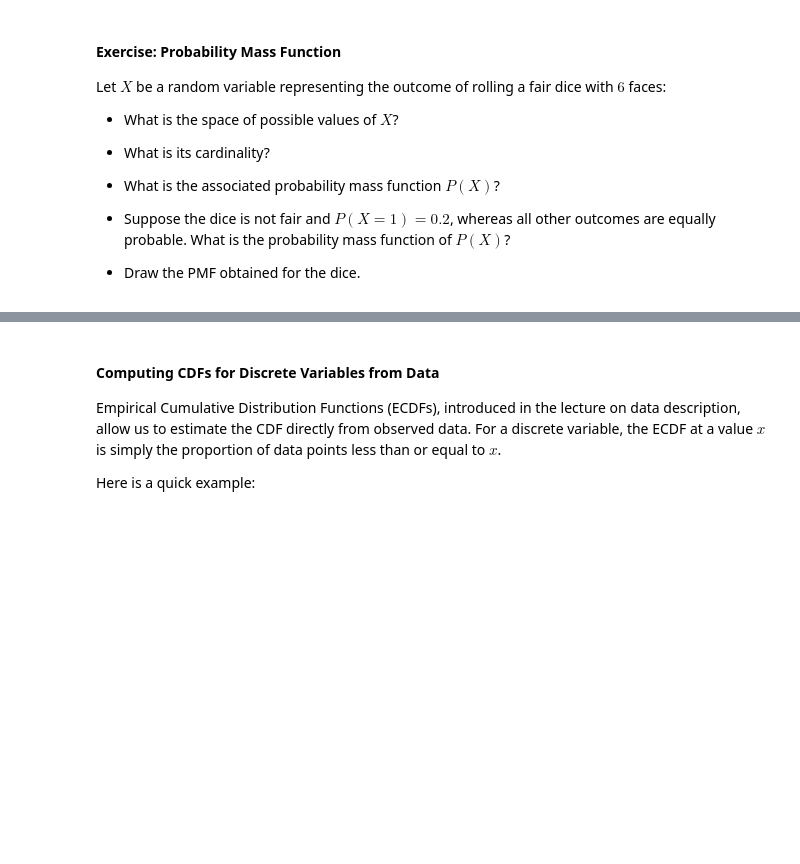
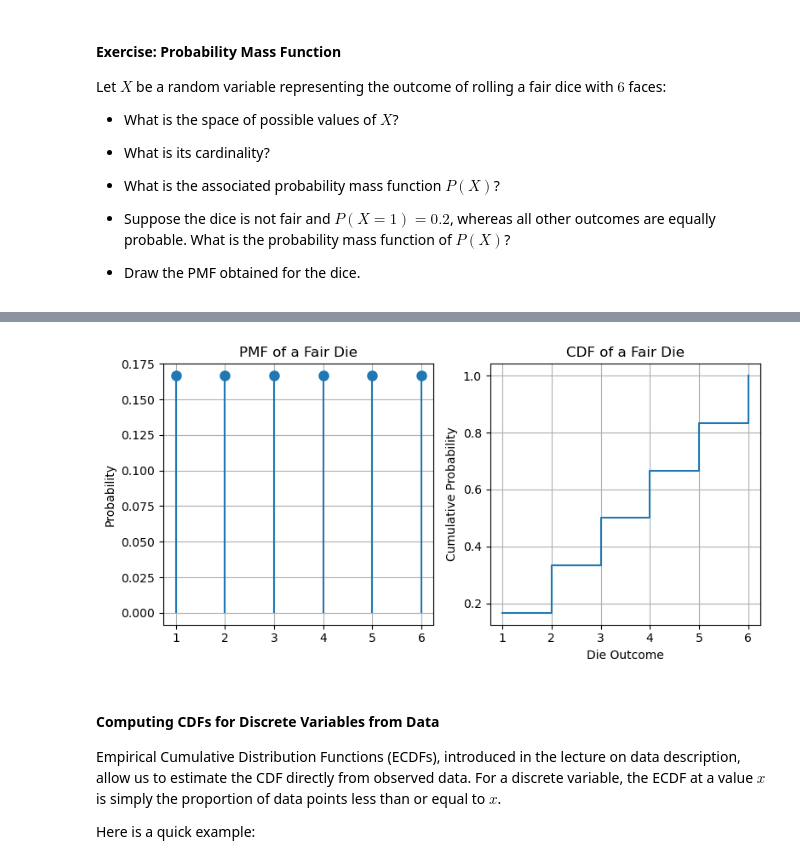
Before and after one commit to antoninofurnari/fadlecturenotes2526, a Jupyter notebook: _sources/lectures/05_data_distributions.ipynb, the cells around one changed output, grey strips where cells are left out. Cells and saved outputs as stored; diff of their text form; code cells hidden in the pictures; blank space fills up the shorter version.

```diff
--- a/_sources/lectures/05_data_distributions.ipynb
+++ b/_sources/lectures/05_data_distributions.ipynb
@@ -264,3 +222,41 @@ The diagram below shows an example:
+# %%
+import matplotlib.pyplot as plt
+import numpy as np
+
+# Define outcomes and PMF for a fair die
+outcomes = np.arange(1, 7)
+labels = [str(i) for i in outcomes]
+probability = np.full_like(outcomes, 1/6, dtype=float)
+
+# Compute CDF
+cdf = np.cumsum(probability)
+
+# Create subplots
+fig, (ax1, ax2) = plt.subplots(1, 2, figsize=(8, 4), sharex=True)
+
+# PMF plot with vertical lines and dots
+ax1.vlines(outcomes, ymin=0, ymax=probability,  linestyles='solid')
+ax1.plot(outcomes, probability, 'o', markersize=8)
+ax1.set_ylabel('Probability')
+ax1.set_title('PMF of a Fair Die')
+ax1.set_xticks(outcomes)
+ax1.set_xticklabels(labels)
+ax1.grid(True)
+
+# CDF plot with vertical lines and dots
+ax2.plot(outcomes, cdf, drawstyle='steps-post')
+ax2.set_xlabel('Die Outcome')
+ax2.set_ylabel('Cumulative Probability')
+ax2.set_title('CDF of a Fair Die')
+ax2.set_xticks(outcomes)
+ax2.set_xticklabels(labels)
+ax2.grid(True)
+
+# Adjust layout and show
+plt.tight_layout()
+plt.show()
+# %% [output]
+[figure, added]
 # %% [markdown]
 #### Computing CDFs for Discrete Variables from Data
 Empirical Cumulative Distribution Functions (ECDFs), introduced in the lecture on data description, allow us to estimate the CDF directly from observed data. For a discrete variable, the ECDF at a value $x$ is simply the proportion of data points less than or equal to $x$.
```
Also changed, not shown: parts of 17 cells of this notebook, 16 other files.
